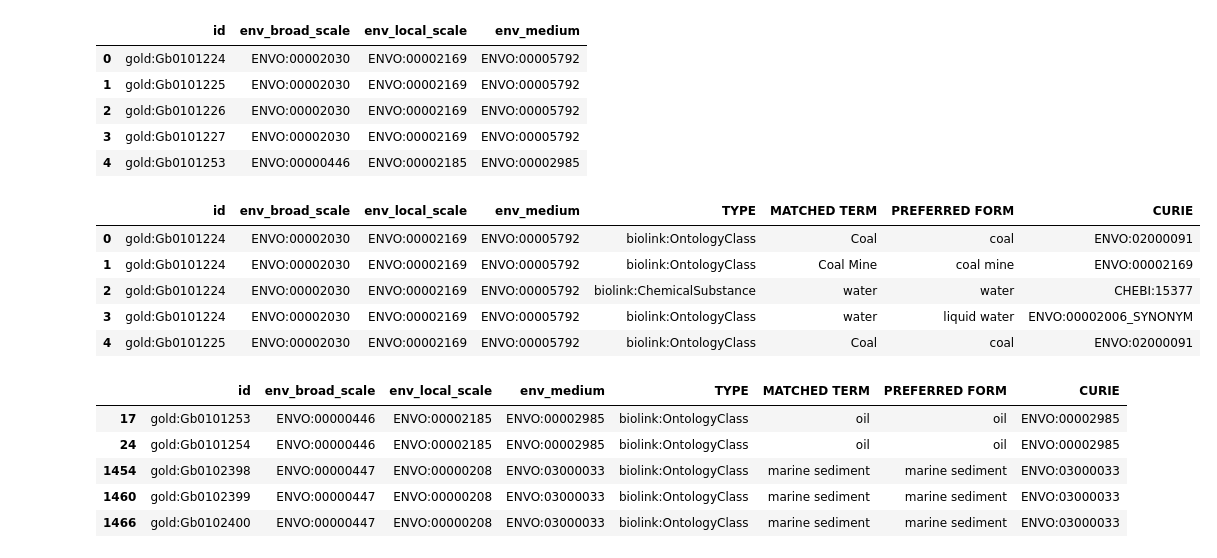
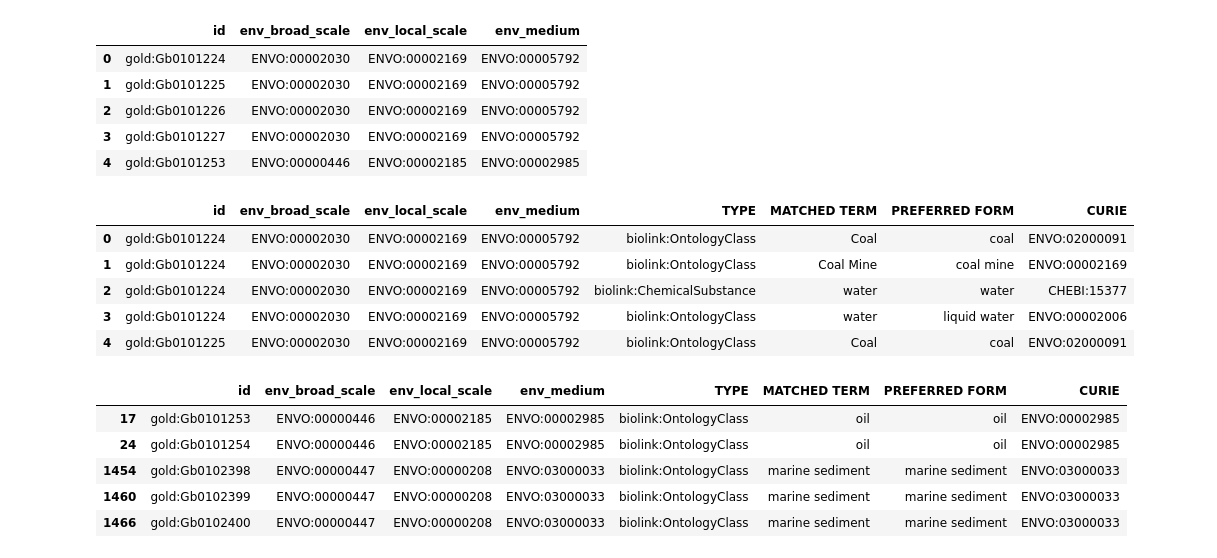
Before and after one commit to INCATools/biosample-analysis, a Jupyter notebook: src/notebooks/Gold database Analysis.ipynb, the cells around one changed output. Saved outputs shown, nothing was run; the diff lists cells and outputs as text; code cells hidden in the pictures.

```diff
--- a/src/notebooks/Gold database Analysis.ipynb
+++ b/src/notebooks/Gold database Analysis.ipynb
@@ -34,15 +34,15 @@ inputOutputJoin = goldInput.merge(runnerOutput, left_on='id', right_on='DOCUMENT
 # %%
 inputOutputJoin = inputOutputJoin.drop(['DOCUMENT ID'], axis=1)
 #inputOutputJoin = inputOutputJoin.drop_duplicates()
-inputOutputJoin['CURIE'] = inputOutputJoin['ENTITY ID']
+inputOutputJoin['CURIE'] = inputOutputJoin['ENTITY ID'].str.strip('_SYNONYM')
 inputOutputJoin = inputOutputJoin.drop(['ENTITY ID'], axis=1)
 inputOutputJoin.head()
 # %% [output]
 |  | id | env_broad_scale | env_local_scale | env_medium | TYPE | MATCHED TERM | PREFERRED FORM | CURIE |
 | 0 | gold:Gb0101224 | ENVO:00002030 | ENVO:00002169 | ENVO:00005792 | biolink:OntologyClass | Coal | coal | ENVO:02000091 |
 | 1 | gold:Gb0101224 | ENVO:00002030 | ENVO:00002169 | ENVO:00005792 | biolink:OntologyClass | Coal Mine | coal mine | ENVO:00002169 |
 | 2 | gold:Gb0101224 | ENVO:00002030 | ENVO:00002169 | ENVO:00005792 | biolink:ChemicalSubstance | water | water | CHEBI:15377 |
-| 3 | gold:Gb0101224 | ENVO:00002030 | ENVO:00002169 | ENVO:00005792 | biolink:OntologyClass | water | liquid water | ENVO:00002006_SYNONYM |
+| 3 | gold:Gb0101224 | ENVO:00002030 | ENVO:00002169 | ENVO:00005792 | biolink:OntologyClass | water | liquid water | ENVO:00002006 |
 | 4 | gold:Gb0101225 | ENVO:00002030 | ENVO:00002169 | ENVO:00005792 | biolink:OntologyClass | Coal | coal | ENVO:02000091 |
 # %%
 inputOutputJoin.to_csv(outputDir+'inputOutputJoined.tsv', sep='\t', index=None)
```
Also changed, not shown: parts of 6 cells of this notebook, 1 other file.
